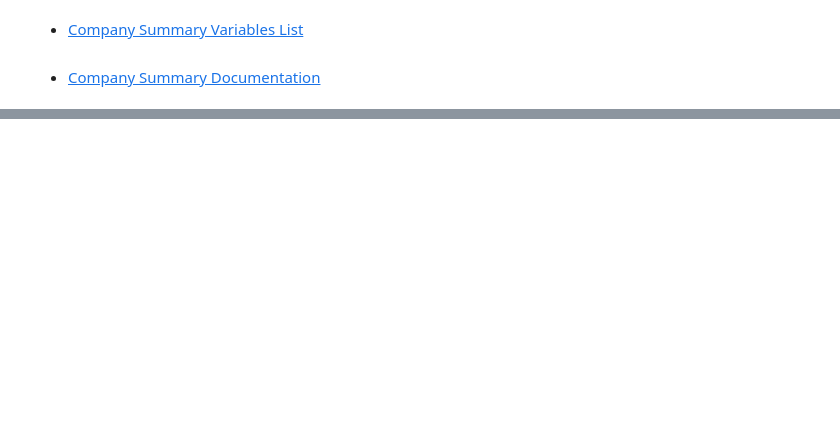
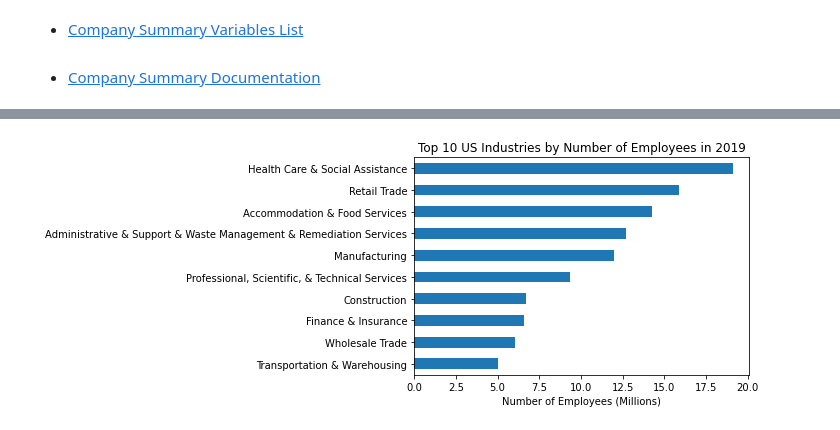
Before and after one commit to ahadh762/Census-Data-API-Group-Assessment, a Jupyter notebook: company_summary.ipynb, the cells around one changed output, grey strips where cells are left out. Cells and saved outputs as stored; diff of their text form; code cells hidden in the pictures; blank space fills up the shorter version.

```diff
--- a/company_summary.ipynb
+++ b/company_summary.ipynb
@@ -1,3 +1,34 @@
 # %% [markdown]
 * [Company Summary Variables List](https://api.census.gov/data/2019/abscs/variables.html) <br/><br/>
 * [Company Summary Documentation](https://www2.census.gov/programs-surveys/abs/technical-documentation/api/API2019-company-summary-1-26-2021.pdf)
+# %%
+# TOP 10 INDUSTRIES BY NUMBER OF EMPLOYEES IN THE USA
+
+import matplotlib.pyplot as plt
+import pandas as pd
+
+
+labels = 'EMP,NAICS2017,NAICS2017_LABEL,NAME'  # Variables of interest
+# EMP = # of Employees
+# NAICS2017 = North American Industry Classification System Code
+# NAICS2017_LABEL = Industry corresponding to NAICS2017 Code
+# NAME = US State
+
+data_group = '&for=state' # Breakdown by US State
+
+API_key = '&key=1ba63b3df04e1bd07755febe18f836df1b86fc9f'
+
+URL = f'https://api.census.gov/data/2018/abscs?get={labels}{data_group}{API_key}'
+
+df = pd.read_json(URL)
+new_header = df.iloc[0] #grab the first row for the header
+df = df[1:] #take the data after the header row
+df.columns = new_header #set the header row as the df header
+df = df.rename(columns={'NAICS2017_LABEL':'US Industry','EMP':'Number of Employees'})
+df['Number of Employees'] = df['Number of Employees'].astype(int)
+df = df.loc[df['NAICS2017']!='00']
+df['US Industry'] = df['US Industry'].apply(lambda x:(x.replace('and','&')).title())
+industries = df.copy()
+df = df.groupby('US Industry')['Number of Employees'].sum().sort_values(ascending=False)
+df = df.reset_index().head(10)
+df.style.hide_index()
@@ -4 +47,14 @@
+# %%
+df = industries.copy()
+df = df.groupby('US Industry')['Number of Employees'].sum().sort_values(ascending=True)
+
+# Divide each EMP value by 1 million for to get number of employees in millions
+df = df.apply(lambda x:float(x/1_000_000)).tail(10)
+ax = df.plot(kind='barh', legend=False)
+
+plt.title('Top 10 US Industries by Number of Employees in 2019')
+plt.xlabel('Number of Employees (Millions)');
+plt.ylabel('');
+# %% [output]
+[figure, added]
 # %%
```
Also changed, not shown: parts of 13 cells of this notebook.
